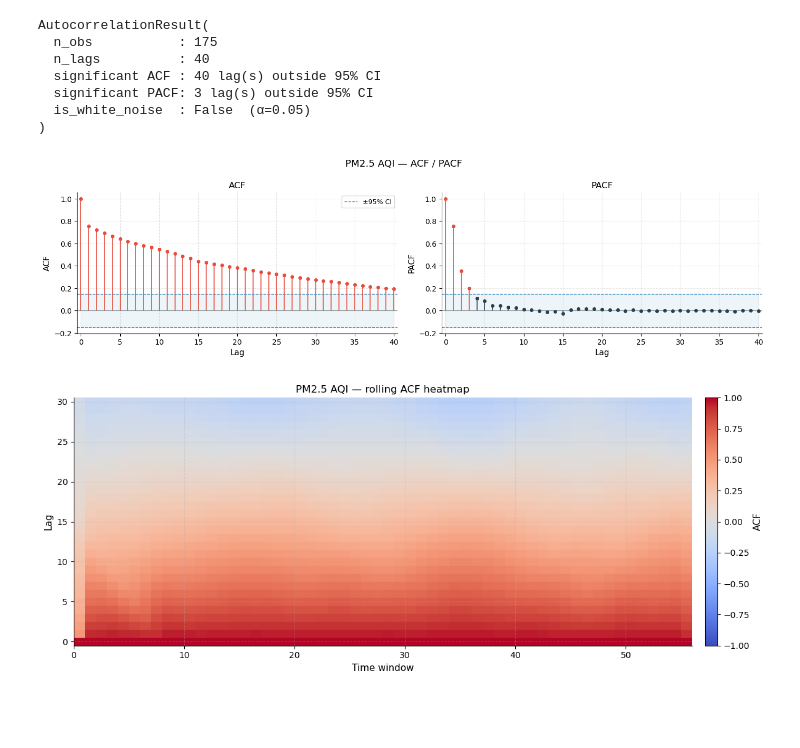
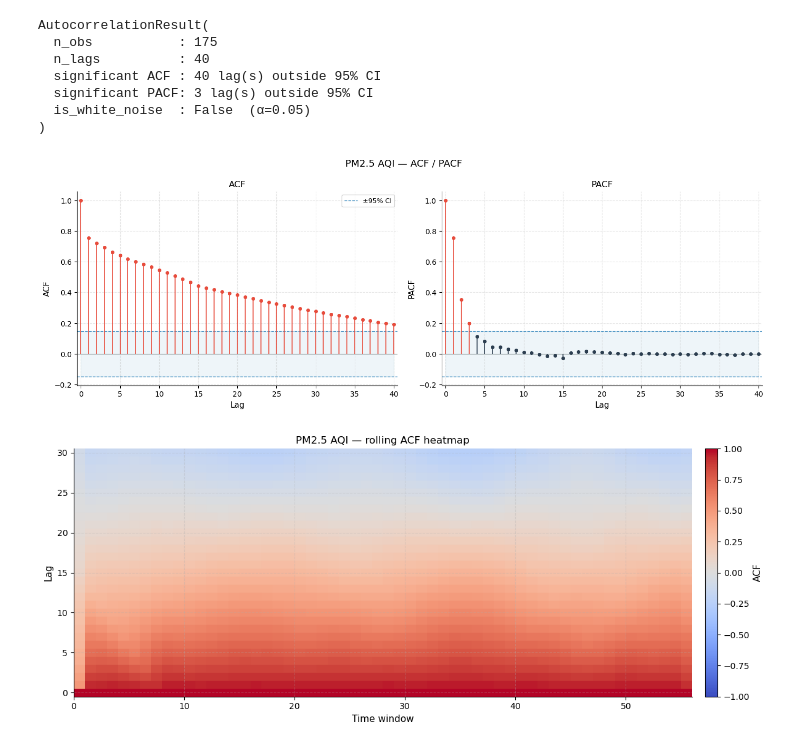
Before and after one commit to amir-jafari/Time-Series-EDA, a Jupyter notebook: notebooks/Global_Air_Pollution_EDA.ipynb, the cells around one changed output. Saved outputs shown, nothing was run; the diff lists cells and outputs as text; code cells hidden in the pictures; blank space fills up the shorter version.

```diff
--- a/notebooks/Global_Air_Pollution_EDA.ipynb
+++ b/notebooks/Global_Air_Pollution_EDA.ipynb
@@ -325,9 +326,10 @@ AutocorrelationResult(
   is_white_noise  : False  (α=0.05)
 )
 # %%
-show(plot_acf_pacf(ac, title="PM2.5 AQI — ACF / PACF"), "05a_acf_pacf.png")
+show(plot_acf_pacf(ac, figsize=(14, 5),
+     title="PM2.5 AQI — ACF / PACF"), "05a_acf_pacf.png")
 # %% [output]
-[figure, old version]
+[figure, new version]
 # %%
 show(plot_acf_heatmap(ts_pm25, max_lag=30,
      title="PM2.5 AQI — rolling ACF heatmap"), "05b_acf_heatmap.png")
```
Also changed, not shown: parts of 10 cells of this notebook.
